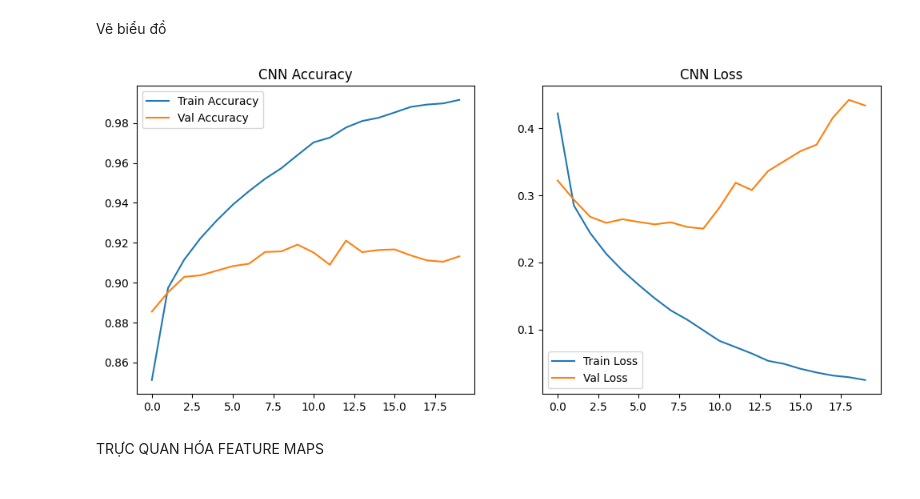
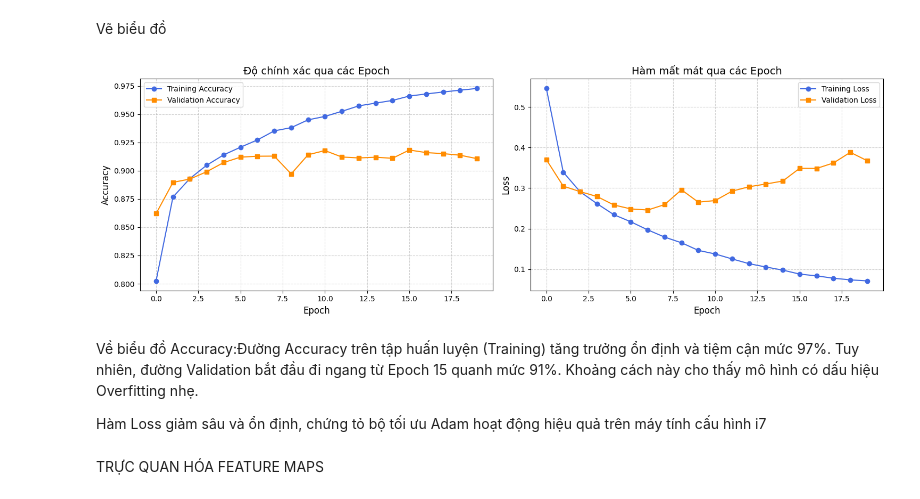
Before and after one commit to dangchicong/hocsau, a Jupyter notebook: Do_an.ipynb, the cells around one changed output. Saved outputs shown, nothing was run; the diff lists cells and outputs as text; code cells hidden in the pictures.

```diff
--- a/Do_an.ipynb
+++ b/Do_an.ipynb
@@ -712,0 +656,13 @@ Epoch 20/20
+# %%
+model_cnn.compile(optimizer='adam',
+                  loss='sparse_categorical_crossentropy',
+                  metrics=['accuracy'])
+
+# Huấn luyện
+history_3_layers = model_cnn.fit(
+    X_train, y_train,
+    epochs=20,
+    batch_size=64,
+    validation_data=(X_test, y_test),
+    verbose=1
+)
@@ -715,21 +689,38 @@ Vẽ biểu đồ
 # %%
 import matplotlib.pyplot as plt
 
-plt.figure(figsize=(12, 5))
+# Thiết kế khung ảnh gồm 2 biểu đồ con
+plt.figure(figsize=(15, 5))
+
+# 1. Biểu đồ Accuracy
 plt.subplot(1, 2, 1)
-plt.plot(history_cnn.history['accuracy'], label='Train Accuracy')
-plt.plot(history_cnn.history['val_accuracy'], label='Val Accuracy')
-plt.title('CNN Accuracy')
+plt.plot(history_3_layers.history['accuracy'], label='Training Accuracy', marker='o', color='royalblue')
+plt.plot(history_3_layers.history['val_accuracy'], label='Validation Accuracy', marker='s', color='darkorange')
+plt.title('Độ chính xác qua các Epoch', fontsize=14)
+plt.xlabel('Epoch', fontsize=12)
+plt.ylabel('Accuracy', fontsize=12)
 plt.legend()
+plt.grid(True, linestyle='--', alpha=0.6)
 
+# 2. Biểu đồ Loss
 plt.subplot(1, 2, 2)
-plt.plot(history_cnn.history['loss'], label='Train Loss')
-plt.plot(history_cnn.history['val_loss'], label='Val Loss')
-plt.title('CNN Loss')
+plt.plot(history_3_layers.history['loss'], label='Training Loss', marker='o', color='royalblue')
+plt.plot(history_3_layers.history['val_loss'], label='Validation Loss', marker='s', color='darkorange')
+plt.title('Hàm mất mát qua các Epoch', fontsize=14)
+plt.xlabel('Epoch', fontsize=12)
+plt.ylabel('Loss', fontsize=12)
 plt.legend()
+plt.grid(True, linestyle='--', alpha=0.6)
+
+plt.tight_layout()
+plt.savefig('performance_charts.png', dpi=300) # Lưu ảnh chất lượng cao cho báo cáo
 plt.show()
 # %% [output]
-[figure, old version]
+[figure, new version]
+# %% [markdown]
+Về biểu đồ Accuracy:Đường Accuracy trên tập huấn luyện (Training) tăng trưởng ổn định và tiệm cận mức 97%. Tuy nhiên, đường Validation bắt đầu đi ngang từ Epoch 15 quanh mức 91%. Khoảng cách này cho thấy mô hình có dấu hiệu Overfitting nhẹ.
+
+Hàm Loss giảm sâu và ổn định, chứng tỏ bộ tối ưu Adam hoạt động hiệu quả trên máy tính cấu hình i7
 # %% [markdown]
 TRỰC QUAN HÓA FEATURE MAPS
 # %%
```
Also changed, not shown: parts of 20 cells of this notebook.
